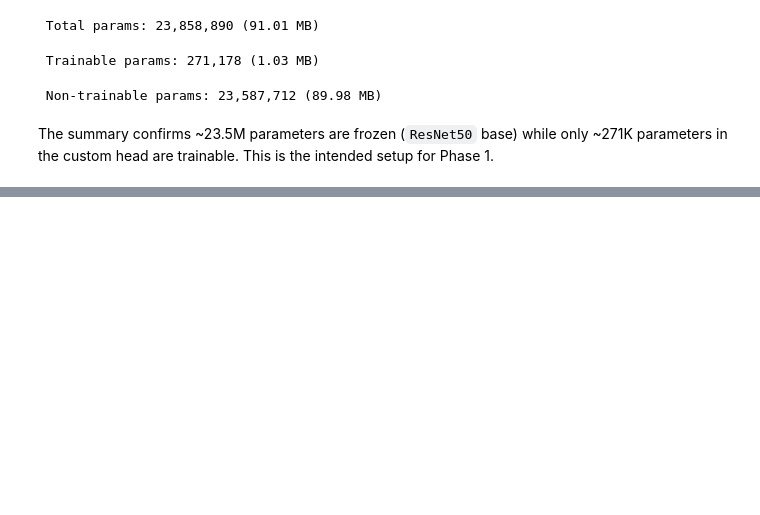
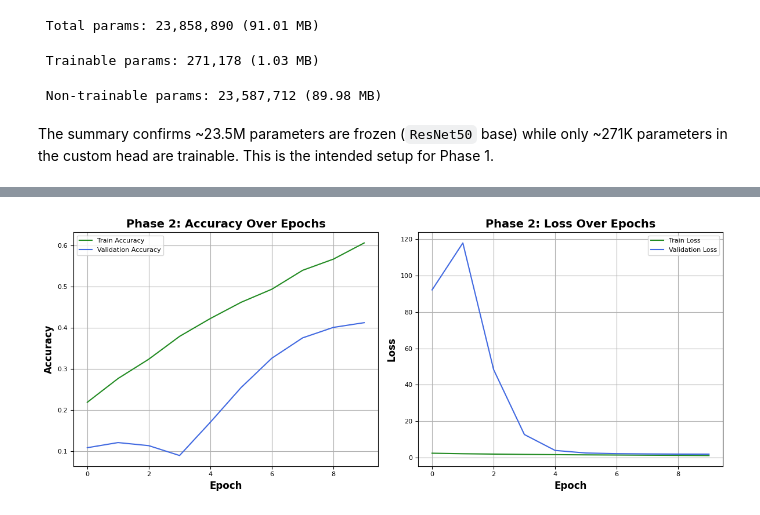
Before and after one commit to krauseannelize/cv-cifar10-classification, a Jupyter notebook: notebooks/cifar10-classification.ipynb, the cells around one changed output, grey strips where cells are left out. Saved outputs shown, nothing was run; the diff lists cells and outputs as text; code cells hidden in the pictures; blank space fills up the shorter version.

```diff
--- a/notebooks/cifar10-classification.ipynb
+++ b/notebooks/cifar10-classification.ipynb
@@ -171,0 +276,16 @@ The summary confirms ~23.5M parameters are frozen (`ResNet50` base) while only ~
+# %%
+# Recompile with lower learning rate (prevents destroying pre-trained features)
+model.compile(
+    optimizer=tf.keras.optimizers.Adam(learning_rate=1e-5),
+    loss='sparse_categorical_crossentropy',
+    metrics=['accuracy']
+)
+# %%
+# Fine-tune entire model
+history_phase2 = model.fit(
+    train_images,
+    train_labels,
+    epochs=10,
+    batch_size=64,
+    validation_split=0.2
+)
@@ -171,0 +313,31 @@ The summary confirms ~23.5M parameters are frozen (`ResNet50` base) while only ~
+# %%
+# Plot Phase 2 training history
+fig, axes = plt.subplots(1, 2, figsize=(12, 5))
+
+# Accuracy
+axes[0].plot(history_phase2.history['accuracy'], label='Train Accuracy', color='forestgreen')
+axes[0].plot(history_phase2.history['val_accuracy'], label='Validation Accuracy', color='royalblue')
+axes[0].set_title('Phase 2: Accuracy Over Epochs', fontsize=14, fontweight='bold')
+axes[0].set_xlabel('Epoch', fontsize=12, fontweight='bold')
+axes[0].set_ylabel('Accuracy', fontsize=12, fontweight='bold')
+axes[0].tick_params(axis='both', labelsize=8)
+axes[0].legend(fontsize=8)
+axes[0].grid(True)
+
+# Loss
+axes[1].plot(history_phase2.history['loss'], label='Train Loss', color='forestgreen')
+axes[1].plot(history_phase2.history['val_loss'], label='Validation Loss', color='royalblue')
+axes[1].set_title('Phase 2: Loss Over Epochs', fontsize=14, fontweight='bold')
+axes[1].set_xlabel('Epoch', fontsize=12, fontweight='bold')
+axes[1].set_ylabel('Loss', fontsize=12, fontweight='bold')
+axes[1].tick_params(axis='both', labelsize=8)
+axes[1].legend(fontsize=8)
+axes[1].grid(True)
+
+plt.tight_layout()
+
+# Export and show plot
+plt.savefig('../visualizations/phase2-accuracy-loss-over-epochs.png', dpi=300, bbox_inches='tight')
+plt.show()
+# %% [output]
+[figure, added]
```
Also changed, not shown: parts of 29 cells of this notebook, 7 other files.
